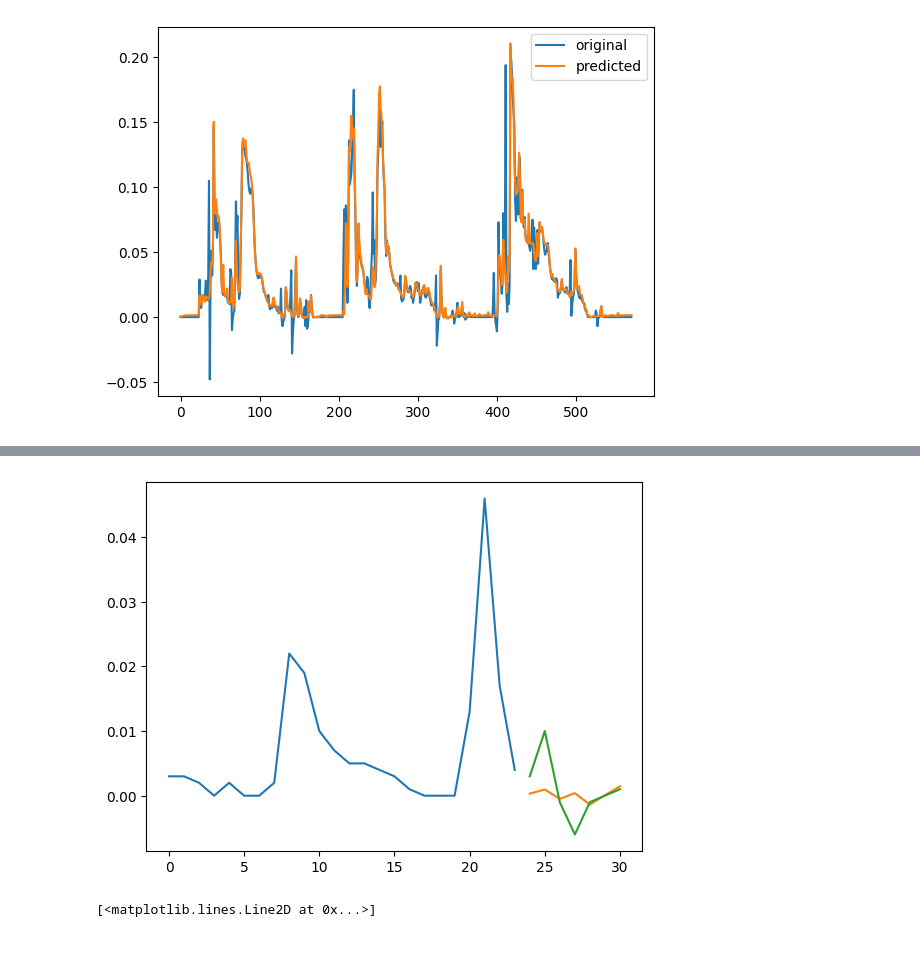
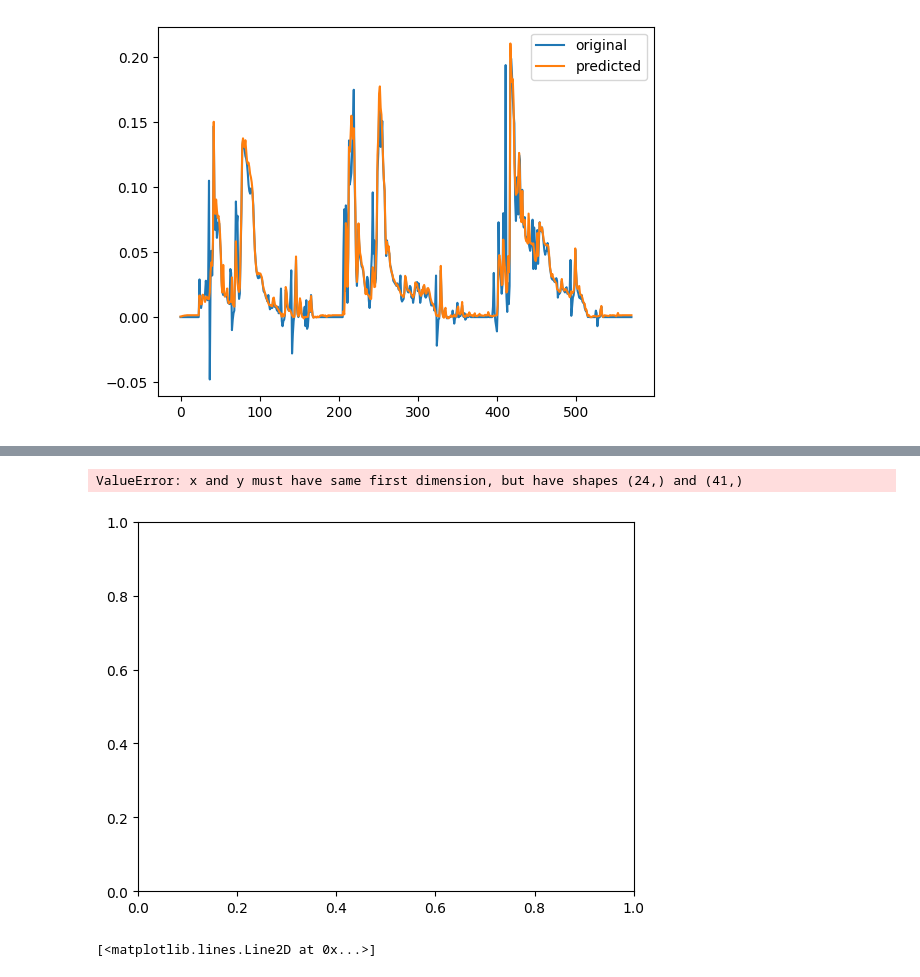
Before and after one commit to lchaus/dfg, a Jupyter notebook: RF_model.ipynb, the cells around one changed output, grey strips where cells are left out. Saved outputs shown, nothing was run; the diff lists cells and outputs as text; code cells hidden in the pictures; blank space fills up the shorter version.

```diff
--- a/RF_model.ipynb
+++ b/RF_model.ipynb
@@ -385,9 +394,10 @@ for step in results.keys():
 # %%
-plt.plot(range(24), df_supervised.iloc[idx + 150,:-7])
-plt.plot(range(24,31), [pred[150] for pred in prediction])
-plt.plot(range(24,31), [y_real[150] for y_real in real]);
+plt.plot(range(24), df_supervised.iloc[idx + 250,:-7])
+plt.plot(range(24,31), [pred[250] for pred in prediction])
+plt.plot(range(24,31), [y_real[250] for y_real in real]);
 # %% [output]
+ValueError: x and y must have same first dimension, but have shapes (24,) and (41,)
-[figure, old version]
+[figure, new version]
 # %%
 plt.plot(range(24), df_supervised.iloc[idx + 0, :-7])
 # %% [output]
```
Also changed, not shown: parts of 4 cells of this notebook, 7 other files.
